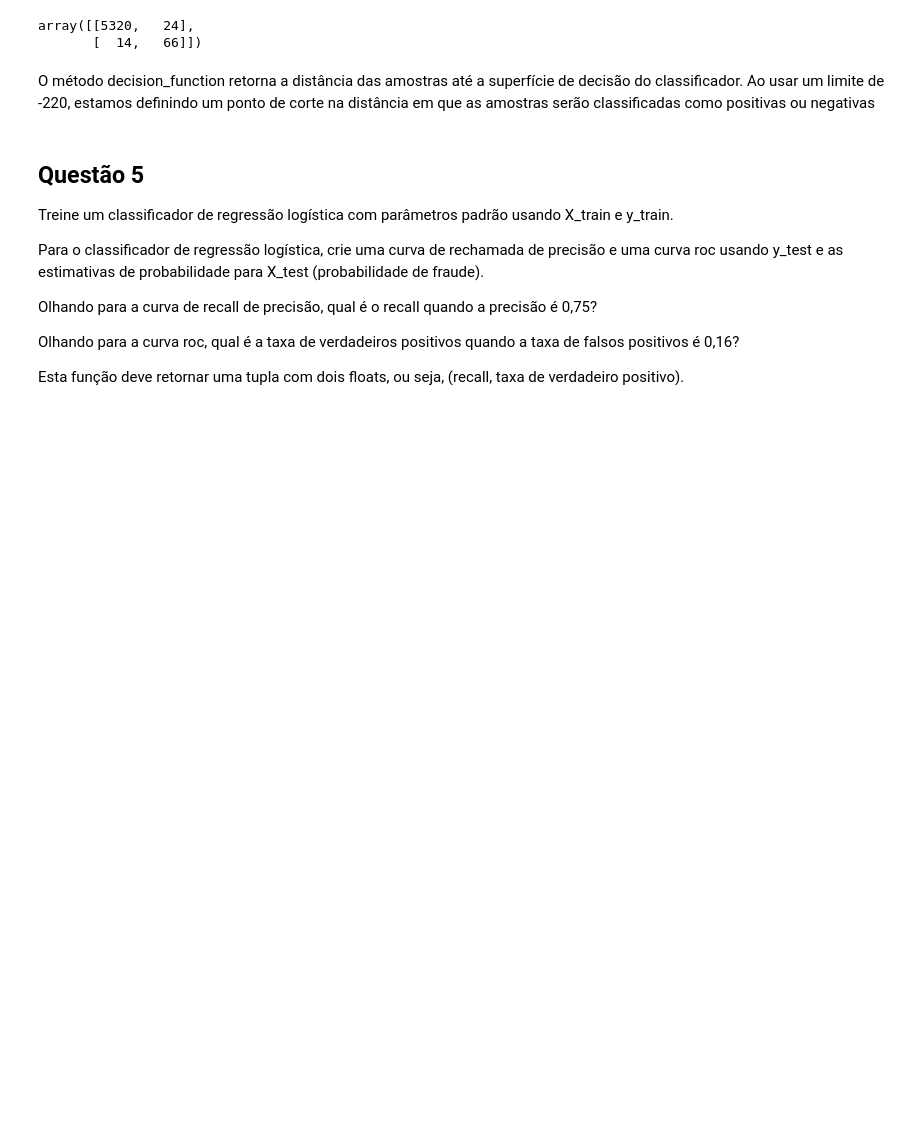
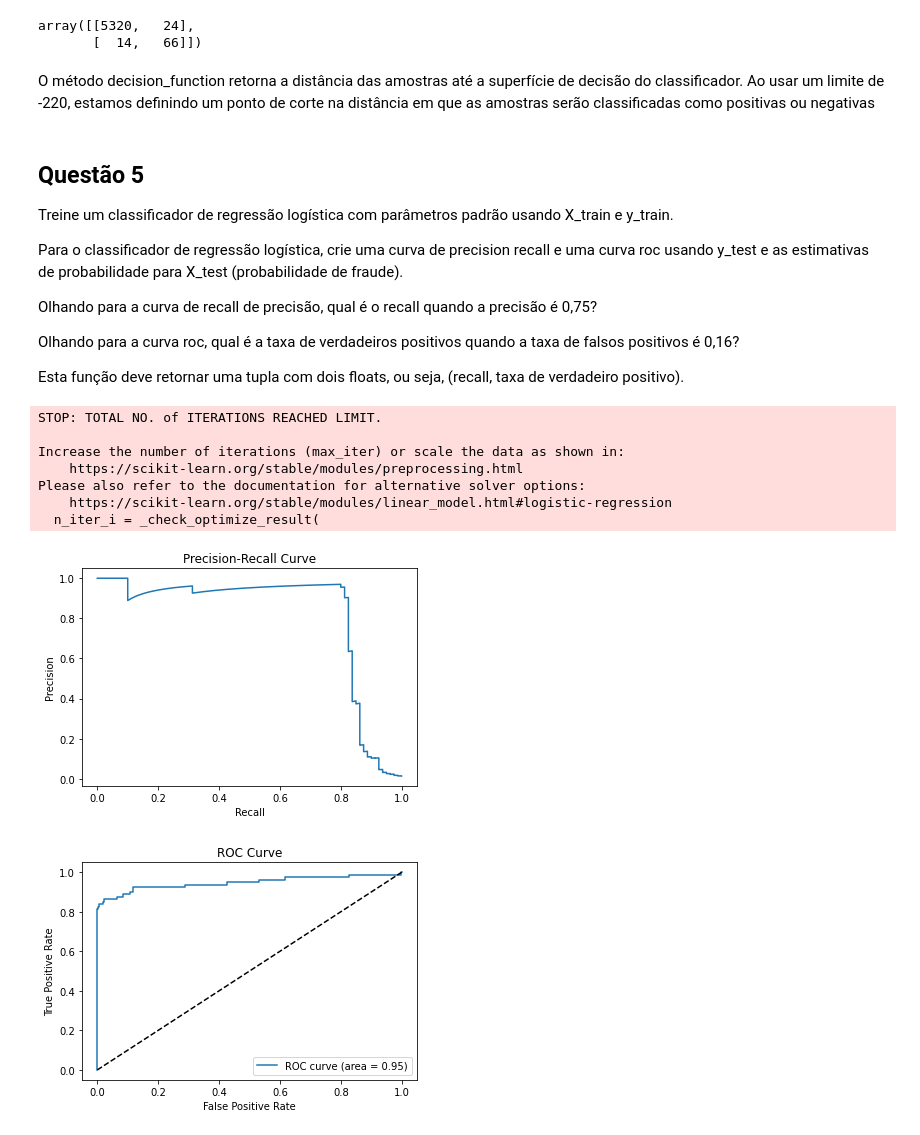
Before and after one commit to DionesGouvea/Michigan, a Jupyter notebook: Applied Machine Learning in Python/Week 3/Assignment_03_MachineLearning.ipynb, the cells around one changed output. Drawn from its saved outputs; the diff is of its cells as text; code cells hidden in the pictures; blank space fills up the shorter version.

```diff
--- a/Applied Machine Learning in Python/Week 3/Assignment_03_MachineLearning.ipynb
+++ b/Applied Machine Learning in Python/Week 3/Assignment_03_MachineLearning.ipynb
@@ -117,10 +117,48 @@ O método decision_function retorna a distância das amostras até a superfície
 
 Treine um classificador de regressão logística com parâmetros padrão usando X_train e y_train.
 
-Para o classificador de regressão logística, crie uma curva de rechamada de precisão e uma curva roc usando y_test e as estimativas de probabilidade para X_test (probabilidade de fraude).
+Para o classificador de regressão logística, crie uma curva de precision recall e uma curva roc usando y_test e as estimativas de probabilidade para X_test (probabilidade de fraude).
 
 Olhando para a curva de recall de precisão, qual é o recall quando a precisão é 0,75?
 
 Olhando para a curva roc, qual é a taxa de verdadeiros positivos quando a taxa de falsos positivos é 0,16?
 
 Esta função deve retornar uma tupla com dois floats, ou seja, (recall, taxa de verdadeiro positivo).
+# %%
+from sklearn.linear_model import LogisticRegression
+from sklearn.metrics import precision_recall_curve, roc_curve, auc
+import matplotlib.pyplot as plt
+
+lr = LogisticRegression()
+lr.fit(X_train, y_train)
+
+y_pred_proba = lr.predict_proba(X_test)[:, 1]
+
+# Precision-recall curve
+precision, recall, _ = precision_recall_curve(y_test, y_pred_proba)
+plt.plot(recall, precision)
+plt.xlabel('Recall')
+plt.ylabel('Precision')
+plt.title('Precision-Recall Curve')
+
+# ROC curve
+fpr, tpr, _ = roc_curve(y_test, y_pred_proba)
+roc_auc = auc(fpr, tpr)
+plt.figure()
+plt.plot(fpr, tpr, label='ROC curve (area = %0.2f)' % roc_auc)
+plt.plot([0, 1], [0, 1], 'k--')
+plt.xlabel('False Positive Rate')
+plt.ylabel('True Positive Rate')
+plt.title('ROC Curve')
+plt.legend(loc="lower right")
+plt.show()
+# %% [output]
+STOP: TOTAL NO. of ITERATIONS REACHED LIMIT.
+
+Increase the number of iterations (max_iter) or scale the data as shown in:
+    https://scikit-learn.org/stable/modules/preprocessing.html
+Please also refer to the documentation for alternative solver options:
+    https://scikit-learn.org/stable/modules/linear_model.html#logistic-regression
+  n_iter_i = _check_optimize_result(
+[figure, added]
+[figure, added]
```
Also changed, not shown: parts of 1 cell of this notebook.
